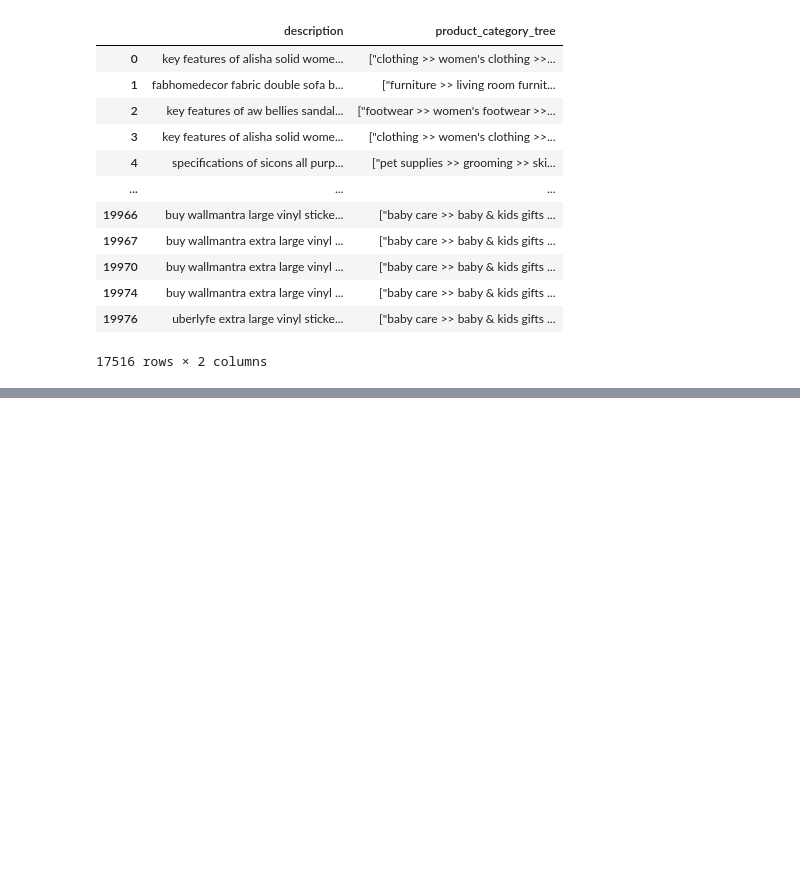
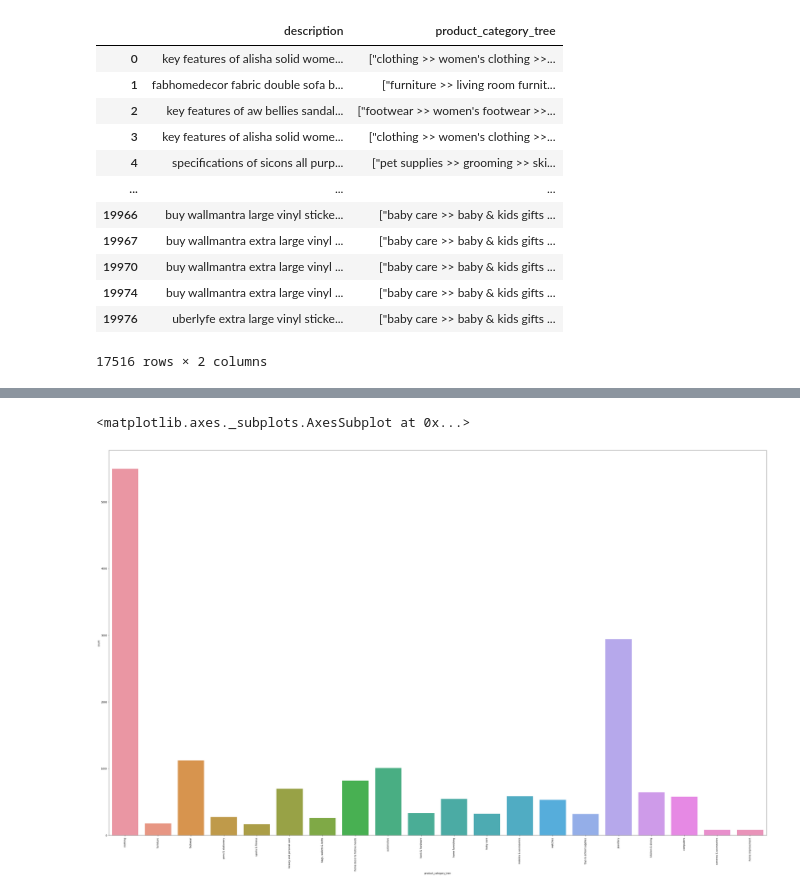
Before and after one commit to nknaman98/Task_MIDAS, a Jupyter notebook: Tupple_approach.ipynb, the cells around one changed output, grey strips where cells are left out. Saved outputs shown, nothing was run; the diff lists cells and outputs as text; code cells hidden in the pictures; blank space fills up the shorter version.

```diff
--- a/Tupple_approach.ipynb
+++ b/Tupple_approach.ipynb
@@ -141,0 +136,2 @@ processed
+# %%
+processed['product_category_tree']=processed['product_category_tree'].apply(cat)
@@ -141,0 +176,12 @@ processed
+# %%
+def delete(x):
+    del_list=['automation & robotics ','eyewear ','food & nutrition ','gaming ','health & personal care appliances ','home & kitchen ','home entertainment ','household supplies ','pet supplies ','sunglasses ','wearable smart devices ','ebooks ']
+    if x in del_list:
+        return False
+    else:
+        return True
+# %%
+processed['bool']=processed['product_category_tree'].apply(delete)
+# %%
+
+df2=processed[processed['bool']==True]
@@ -141,0 +204,7 @@ processed
+# %%
+plt.xticks(rotation=90)
+plt.rcParams['figure.figsize']=(30,20)
+sns.countplot(x='product_category_tree',data= df2)
+# %% [output]
+<matplotlib.axes._subplots.AxesSubplot at 0x...>
+[figure, added]
```
Also changed, not shown: parts of 6 cells of this notebook, 1 other file.
